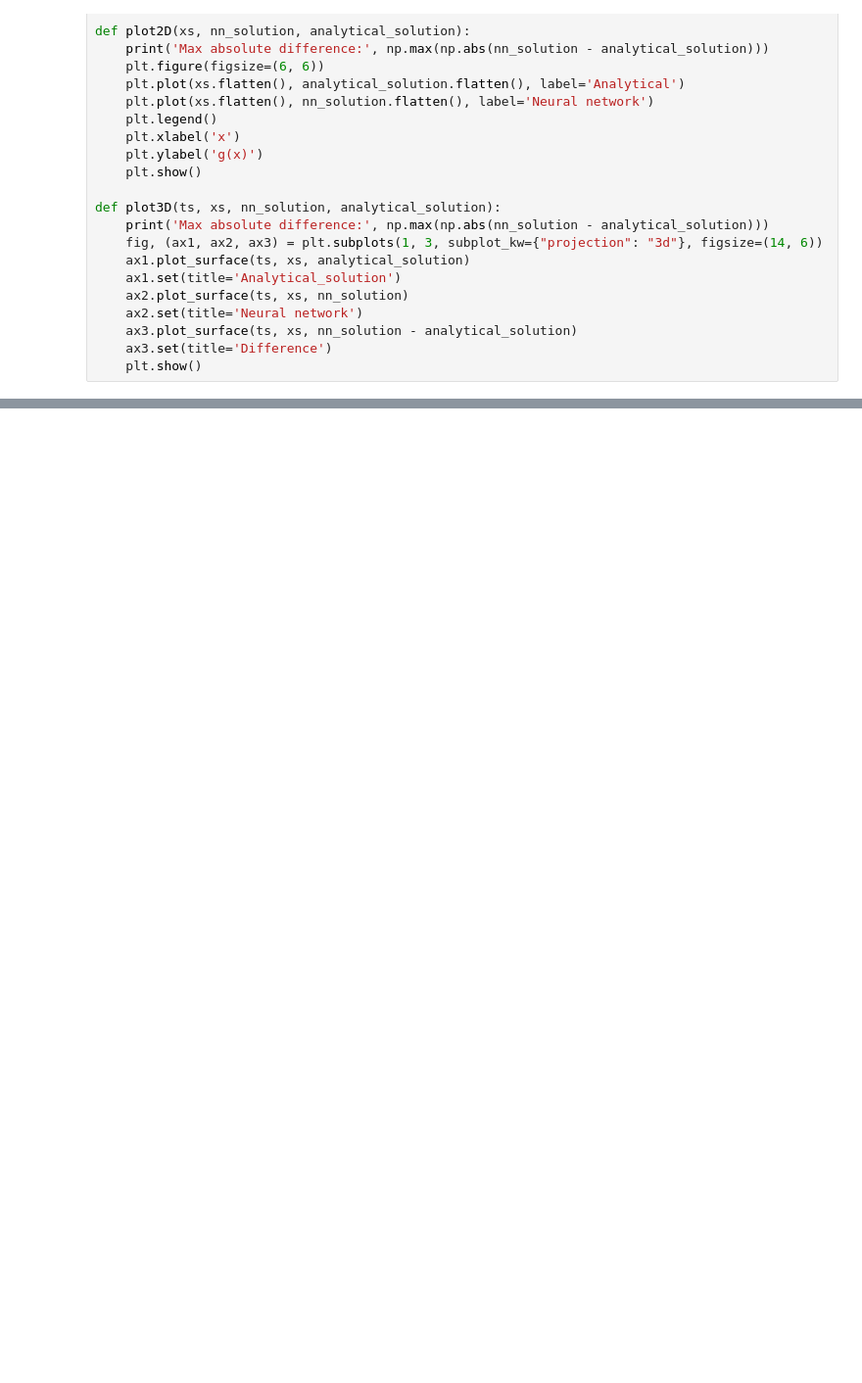
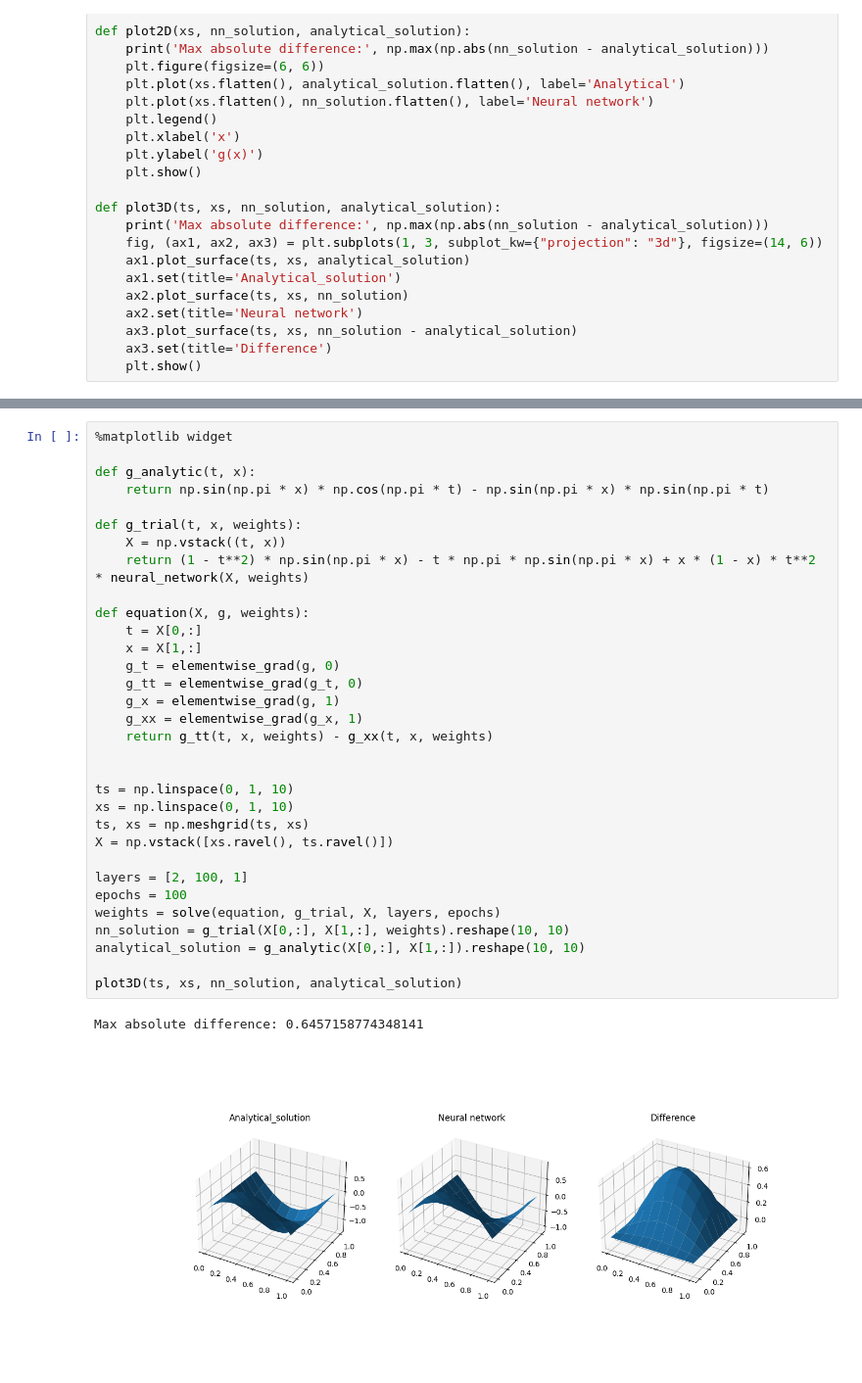
Before and after one commit to Szymex49/Neural-networks-for-solving-PDE, a Jupyter notebook: notes.ipynb, the cells around one changed output, grey strips where cells are left out. Shown at 98% size. Cells and saved outputs as stored; diff of their text form; blank space fills up the shorter version.

```diff
--- a/notes.ipynb
+++ b/notes.ipynb
@@ -119,0 +530,35 @@ Max absolute difference: 0.6467256340762669
+# %%
+%matplotlib widget
+
+def g_analytic(t, x):
+    return np.sin(np.pi * x) * np.cos(np.pi * t) - np.sin(np.pi * x) * np.sin(np.pi * t)
+
+def g_trial(t, x, weights):
+    X = np.vstack((t, x))
+    return (1 - t**2) * np.sin(np.pi * x) - t * np.pi * np.sin(np.pi * x) + x * (1 - x) * t**2 * neural_network(X, weights)
+
+def equation(X, g, weights):
+    t = X[0,:]
+    x = X[1,:]
+    g_t = elementwise_grad(g, 0)
+    g_tt = elementwise_grad(g_t, 0)
+    g_x = elementwise_grad(g, 1)
+    g_xx = elementwise_grad(g_x, 1)
+    return g_tt(t, x, weights) - g_xx(t, x, weights)
+
+
+ts = np.linspace(0, 1, 10)
+xs = np.linspace(0, 1, 10)
+ts, xs = np.meshgrid(ts, xs)
+X = np.vstack([xs.ravel(), ts.ravel()])
+
+layers = [2, 100, 1]
+epochs = 100
+weights = solve(equation, g_trial, X, layers, epochs)
+nn_solution = g_trial(X[0,:], X[1,:], weights).reshape(10, 10)
+analytical_solution = g_analytic(X[0,:], X[1,:]).reshape(10, 10)
+
+plot3D(ts, xs, nn_solution, analytical_solution)
+# %% [output]
+Max absolute difference: 0.6457158774348141
+[figure, added]
```
Also changed, not shown: parts of 8 cells of this notebook, 3 other files.
